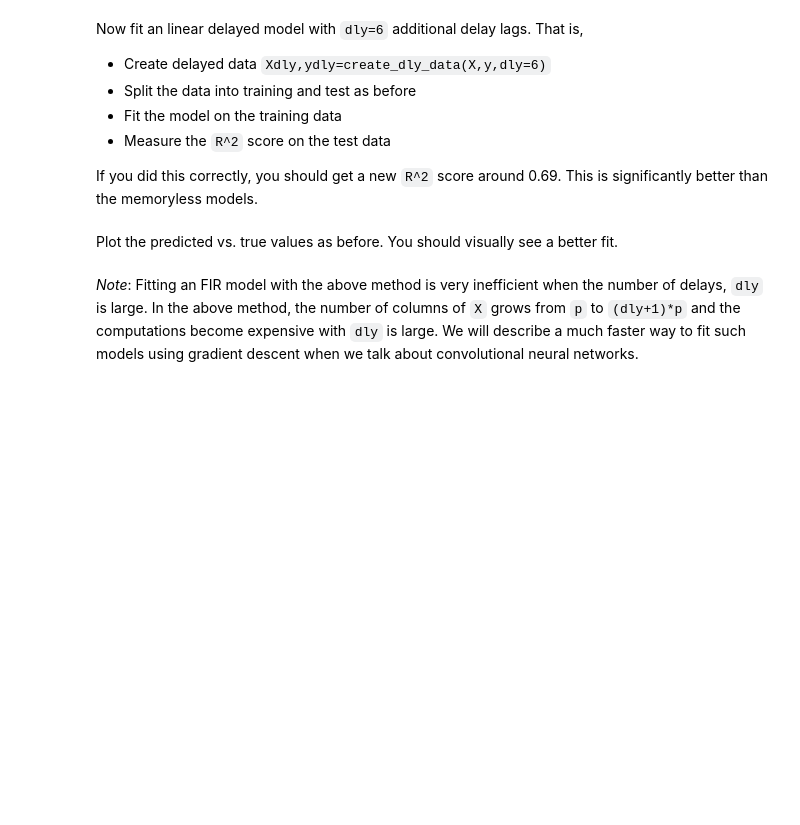
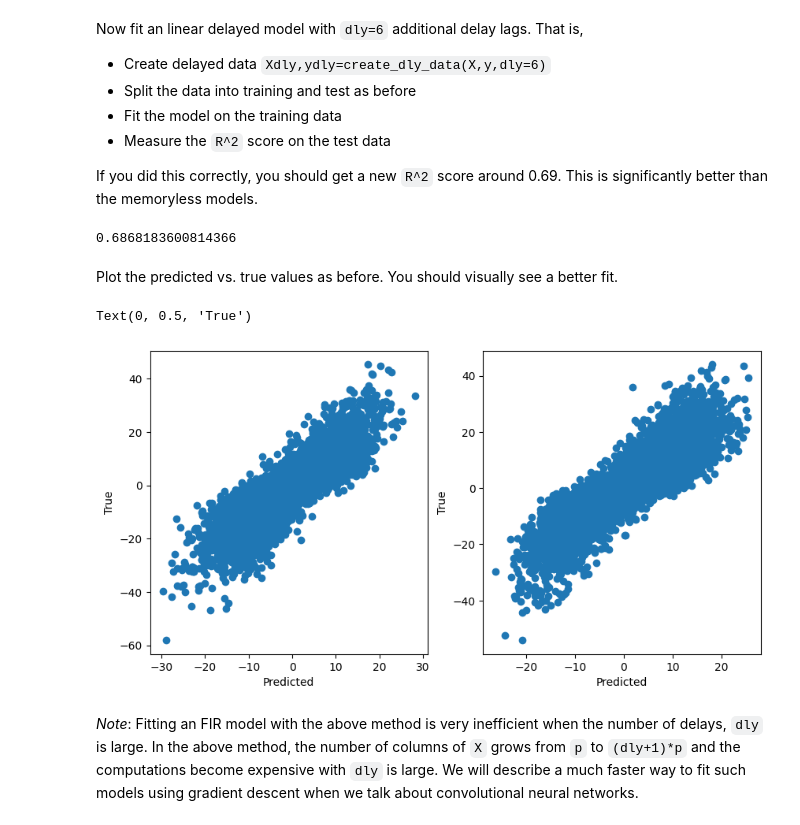
Before and after one commit to tp1000d/introml, a Jupyter notebook: unit04_model_sel/lab_neural_partial.ipynb, the cells around one changed output. Drawn from its saved outputs; the diff is of its cells as text; code cells hidden in the pictures; blank space fills up the shorter version.

```diff
--- a/unit04_model_sel/lab_neural_partial.ipynb
+++ b/unit04_model_sel/lab_neural_partial.ipynb
@@ -130,3 +139,18 @@ def create_dly_data(X,y,dly):
+# %%
+def create_dly_data(X,y,dly):
+    """
+    Create delayed data
+    """
+    # TODO
+
+    Xdly = np.zeros((X.shape[0]-dly, (dly+1)*X.shape[1]))
+    ydly = np.zeros((X.shape[0]-dly, y.shape[1]))
+    for i in range(X.shape[0]-dly):
+        Xdly[i,:] = np.concatenate((X[i,:], X[i+1:i+dly+1,:].flatten()))
+        ydly[i,:] = y[i+dly,:]
+
+
+    return Xdly, ydly
 # %% [markdown]
 Now fit an linear delayed model with `dly=6` additional delay lags.  That is,
 * Create delayed data `Xdly,ydly=create_dly_data(X,y,dly=6)`
@@ -140,2 +162,13 @@ If you did this correctly, you should get a new `R^2` score around 0.69.  This i
+# %%
+# TODO
+dly = 6
+Xdly, ydly = create_dly_data(X, y, dly=6)
+Xdlytr, Xdlyts, ydlytr, ydlyts = train_test_split(Xdly, ydly, test_size=0.33)
+Model = LinearRegression().fit(Xdlytr, ydlytr)
+yhat = Model.predict(Xdlyts)
+rsq = r2_score(ydlyts, yhat)
+rsq
+# %% [output]
+0.6868183600814366
 # %% [markdown]
 Plot the predicted vs. true values as before. You should visually see a better fit.
@@ -144,3 +175,17 @@ Plot the predicted vs. true values as before. You should visually see a better f
+# %%
+# TODO
+plt.figure(figsize=(10,5))
+plt.subplot(1,2,1)
+plt.scatter(yhat[:,0], ydlyts[:,0])
+plt.xlabel('Predicted')
+plt.ylabel('True')
+plt.subplot(1,2,2)
+plt.scatter(yhat[:,1], ydlyts[:,1])
+plt.xlabel('Predicted')
+plt.ylabel('True')
+# %% [output]
+Text(0, 0.5, 'True')
+[figure, added]
 # %% [markdown]
 *Note*:  Fitting an FIR model with the above method is very inefficient when the number of delays, `dly` is large.  In the above method, the number of columns of `X` grows from `p` to `(dly+1)*p` and the computations become expensive with `dly` is large.  We will describe a much faster way to fit such models using gradient descent when we talk about convolutional neural networks.
 # %% [markdown]
```
Also changed, not shown: parts of 16 cells of this notebook.
